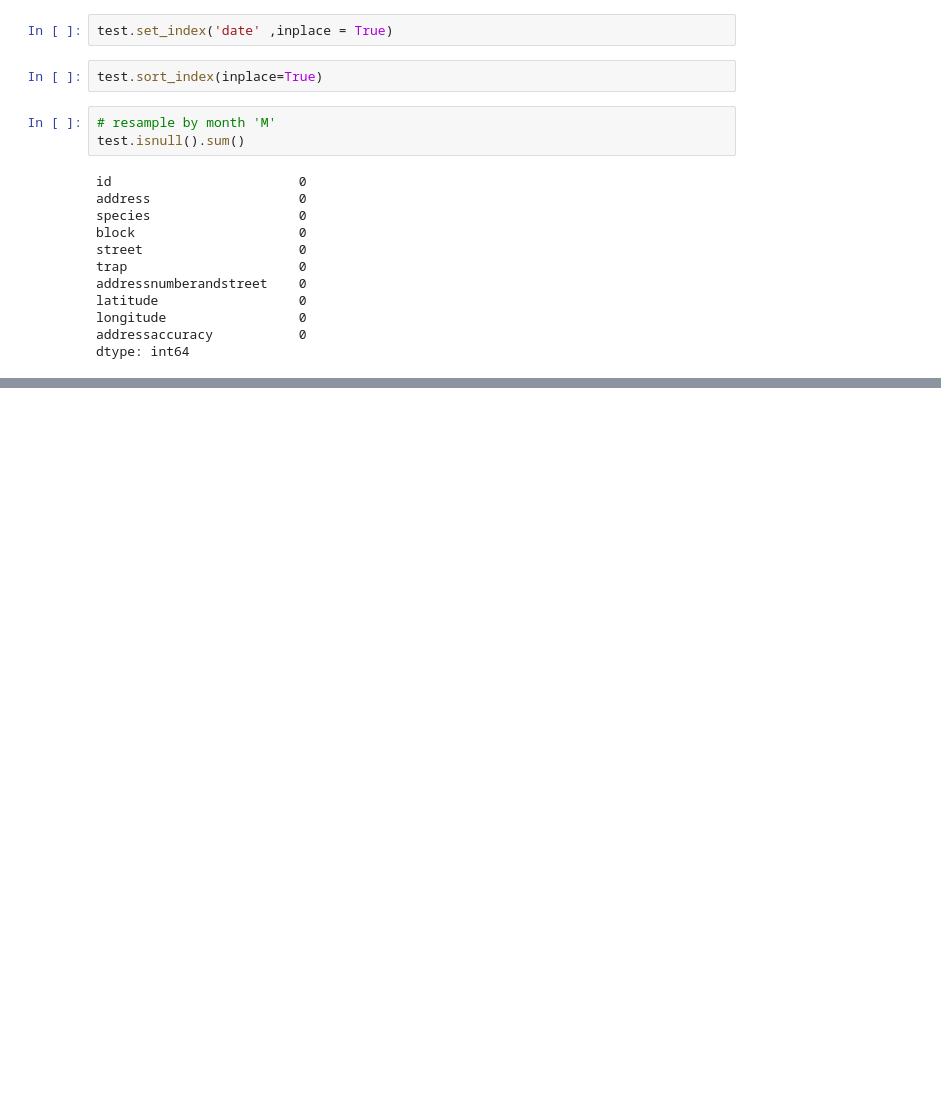
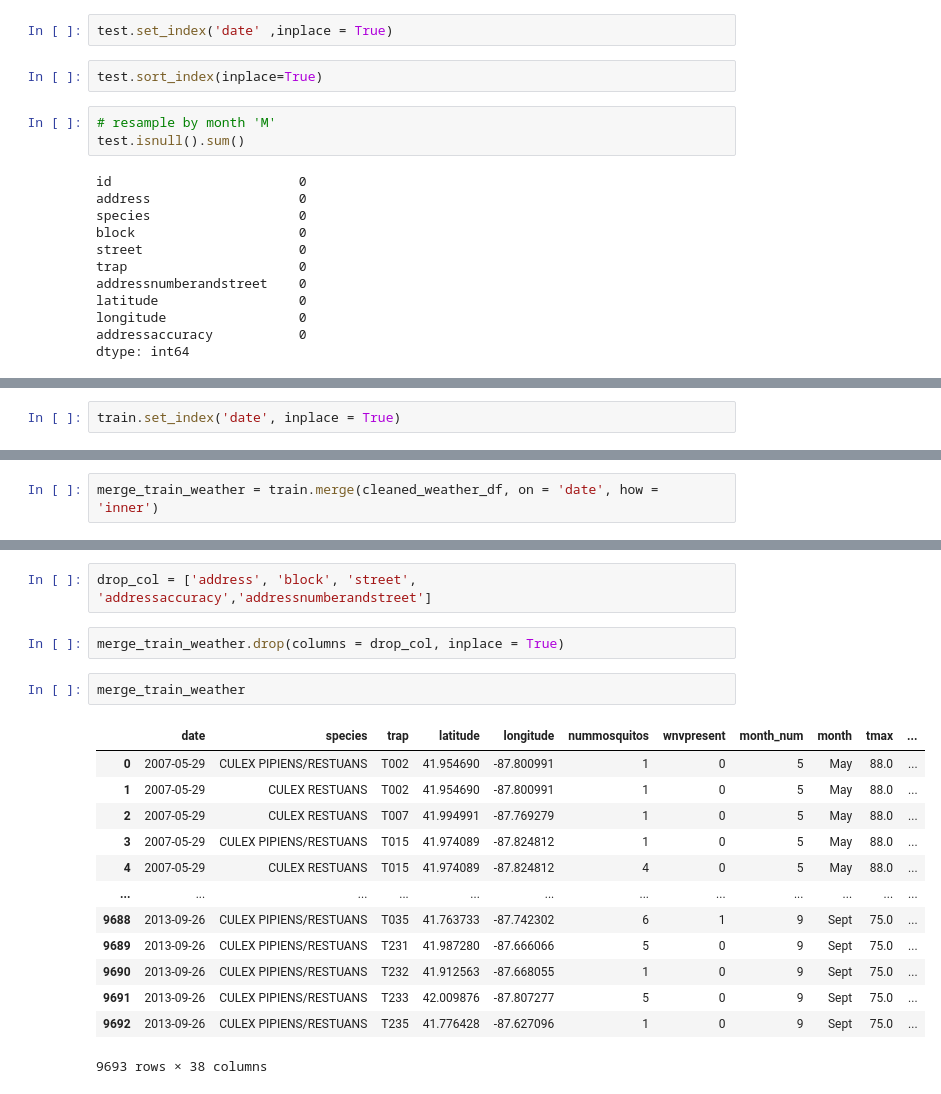
Before and after one commit to msamhz/GA-Project_4, a Jupyter notebook: code/Merging Dataset.ipynb, the cells around one changed output, grey strips where cells are left out. Saved outputs shown, nothing was run; the diff lists cells and outputs as text; blank space fills up the shorter version.

```diff
--- a/code/Merging Dataset.ipynb
+++ b/code/Merging Dataset.ipynb
@@ -653,0 +671,2 @@ dtype: int64
+# %%
+train.set_index('date', inplace = True)
@@ -653,0 +700,2 @@ dtype: int64
+# %%
+merge_train_weather = train.merge(cleaned_weather_df, on = 'date', how = 'inner')
@@ -653,0 +713,20 @@ dtype: int64
+# %%
+drop_col = ['address', 'block', 'street', 'addressaccuracy','addressnumberandstreet']
+# %%
+merge_train_weather.drop(columns = drop_col, inplace = True)
+# %%
+merge_train_weather
+# %% [output]
+|  | date | species | trap | latitude | longitude | nummosquitos | wnvpresent | month_num | month | tmax | ... |
+| 0 | 2007-05-29 | CULEX PIPIENS/RESTUANS | T002 | 41.954690 | -87.800991 | 1 | 0 | 5 | May | 88.0 | ... |
+| 1 | 2007-05-29 | CULEX RESTUANS | T002 | 41.954690 | -87.800991 | 1 | 0 | 5 | May | 88.0 | ... |
+| 2 | 2007-05-29 | CULEX RESTUANS | T007 | 41.994991 | -87.769279 | 1 | 0 | 5 | May | 88.0 | ... |
+| 3 | 2007-05-29 | CULEX PIPIENS/RESTUANS | T015 | 41.974089 | -87.824812 | 1 | 0 | 5 | May | 88.0 | ... |
+| 4 | 2007-05-29 | CULEX RESTUANS | T015 | 41.974089 | -87.824812 | 4 | 0 | 5 | May | 88.0 | ... |
+| ... | ... | ... | ... | ... | ... | ... | ... | ... | ... | ... | ... |
+| 9688 | 2013-09-26 | CULEX PIPIENS/RESTUANS | T035 | 41.763733 | -87.742302 | 6 | 1 | 9 | Sept | 75.0 | ... |
+| 9689 | 2013-09-26 | CULEX PIPIENS/RESTUANS | T231 | 41.987280 | -87.666066 | 5 | 0 | 9 | Sept | 75.0 | ... |
+| 9690 | 2013-09-26 | CULEX PIPIENS/RESTUANS | T232 | 41.912563 | -87.668055 | 1 | 0 | 9 | Sept | 75.0 | ... |
+| 9691 | 2013-09-26 | CULEX PIPIENS/RESTUANS | T233 | 42.009876 | -87.807277 | 5 | 0 | 9 | Sept | 75.0 | ... |
+| 9692 | 2013-09-26 | CULEX PIPIENS/RESTUANS | T235 | 41.776428 | -87.627096 | 1 | 0 | 9 | Sept | 75.0 | ... |
+9693 rows × 38 columns
```
Also changed, not shown: parts of 9 cells of this notebook, 1 other file.
